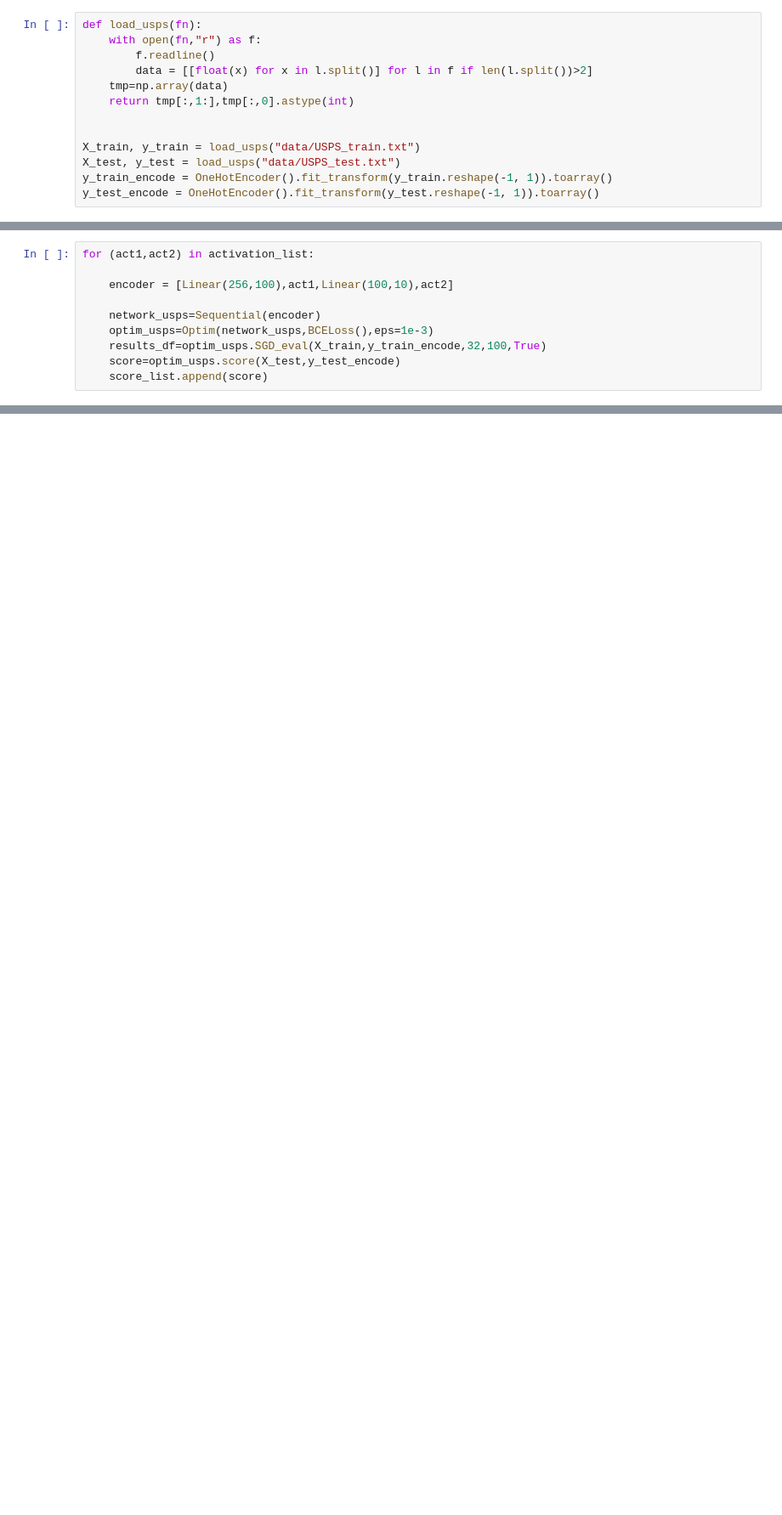
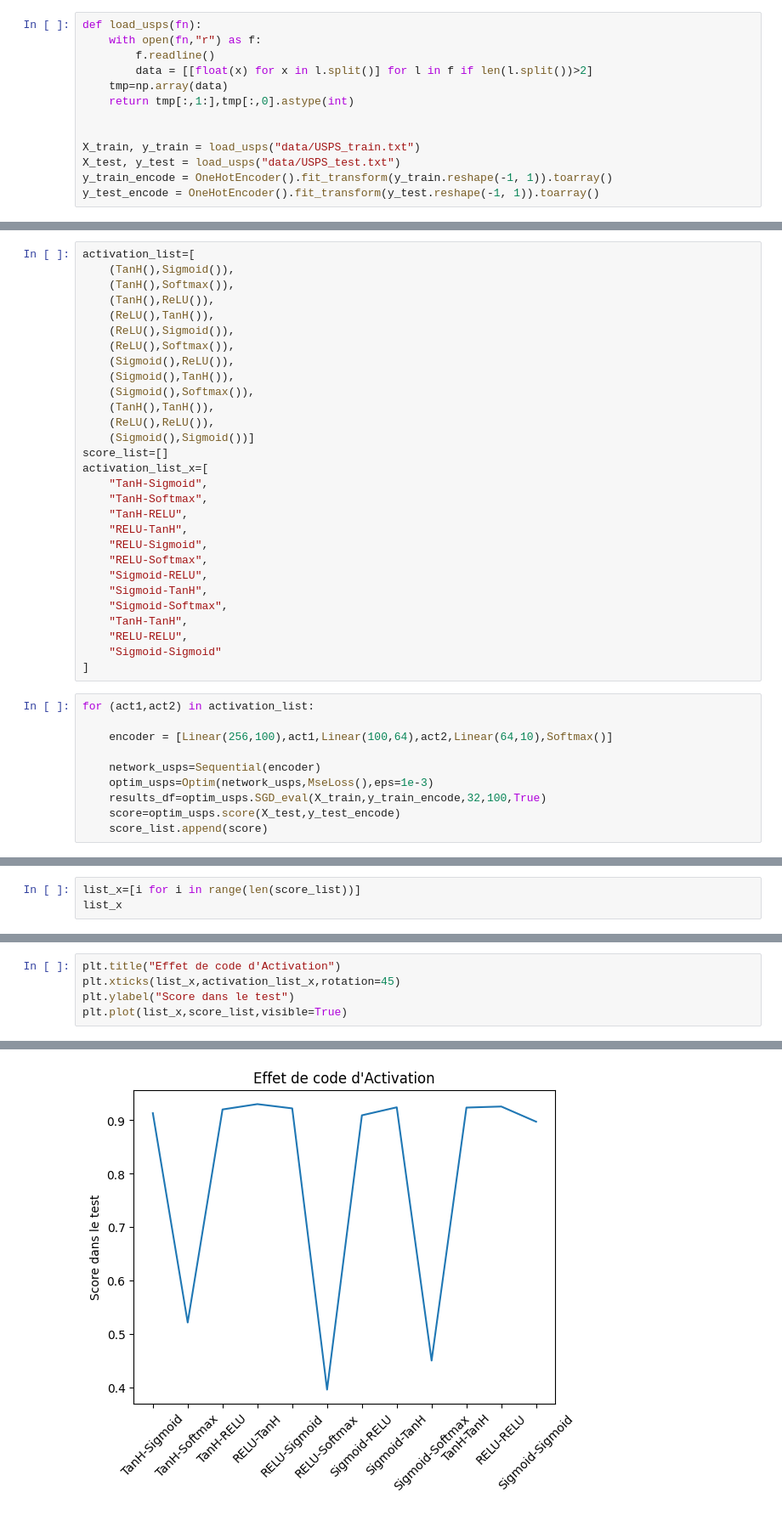
Before and after one commit to baris221/ML-2023-24-Baris-Erto, a Jupyter notebook: projet/Test_USPS_non_linear.ipynb, the cells around one changed output, grey strips where cells are left out. Shown at 85% size. Drawn from its saved outputs; the diff is of its cells as text; blank space fills up the shorter version.

Commit message:
Code d'activation

```diff
--- a/projet/Test_USPS_non_linear.ipynb
+++ b/projet/Test_USPS_non_linear.ipynb
@@ -27,10 +24,39 @@ score_list=[]
+# %%
+activation_list=[
+    (TanH(),Sigmoid()),
+    (TanH(),Softmax()),
+    (TanH(),ReLU()),
+    (ReLU(),TanH()),
+    (ReLU(),Sigmoid()),
+    (ReLU(),Softmax()),
+    (Sigmoid(),ReLU()),
+    (Sigmoid(),TanH()),
+    (Sigmoid(),Softmax()),
+    (TanH(),TanH()),
+    (ReLU(),ReLU()),
+    (Sigmoid(),Sigmoid())]
+score_list=[]
+activation_list_x=[
+    "TanH-Sigmoid",
+    "TanH-Softmax",
+    "TanH-RELU",
+    "RELU-TanH",
+    "RELU-Sigmoid",
+    "RELU-Softmax",
+    "Sigmoid-RELU",
+    "Sigmoid-TanH",
+    "Sigmoid-Softmax",
+    "TanH-TanH",
+    "RELU-RELU",
+    "Sigmoid-Sigmoid"
+]
 # %%
 for (act1,act2) in activation_list:
 
-    encoder = [Linear(256,100),act1,Linear(100,10),act2]
+    encoder = [Linear(256,100),act1,Linear(100,64),act2,Linear(64,10),Softmax()]
 
     network_usps=Sequential(encoder)
-    optim_usps=Optim(network_usps,BCELoss(),eps=1e-3)
+    optim_usps=Optim(network_usps,MseLoss(),eps=1e-3)
     results_df=optim_usps.SGD_eval(X_train,y_train_encode,32,100,True)
     score=optim_usps.score(X_test,y_test_encode)
     score_list.append(score)
@@ -43,0 +78,3 @@ score_list
+# %%
+list_x=[i for i in range(len(score_list))]
+list_x
@@ -43,0 +83,6 @@ score_list
+# %%
+plt.title("Effet de code d'Activation")
+plt.xticks(list_x,activation_list_x,rotation=45)
+plt.ylabel("Score dans le test")
+plt.plot(list_x,score_list,visible=True)
+# %% [output]
@@ -43,0 +90 @@ score_list
+[figure, added]
```
Also changed, not shown: parts of 4 cells of this notebook.
